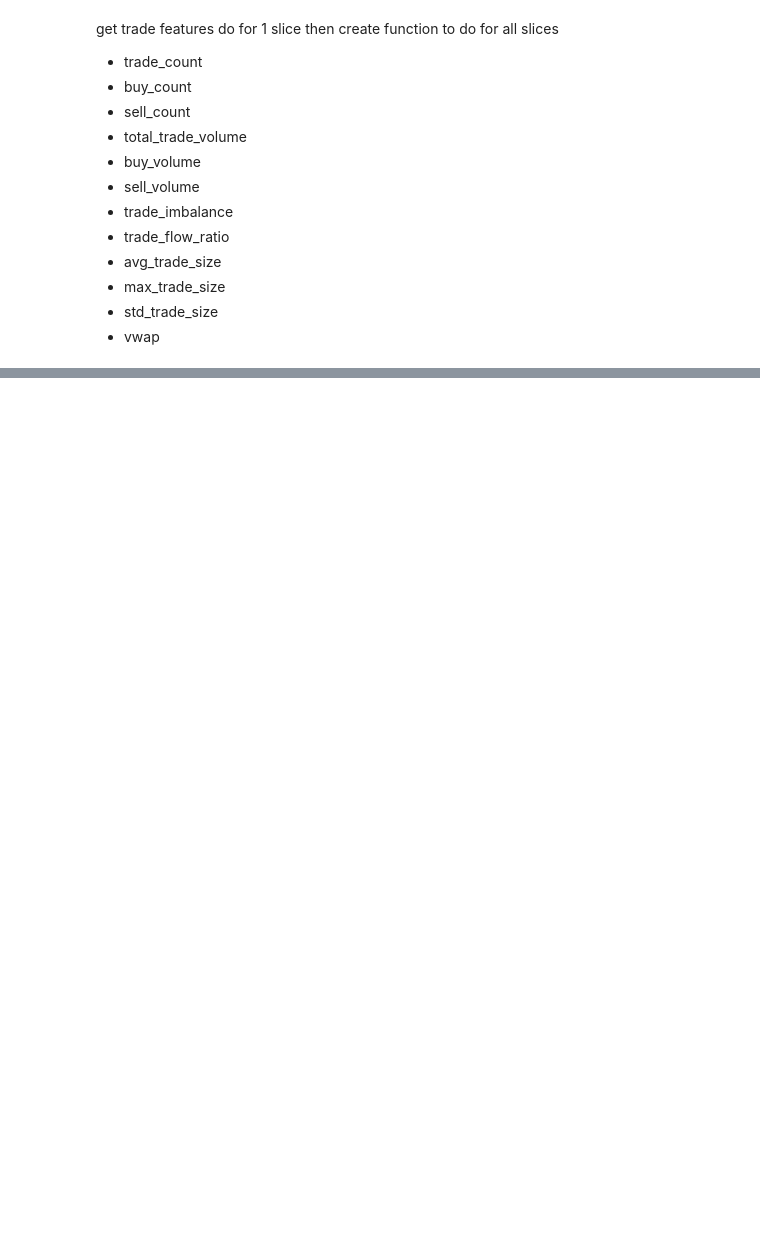
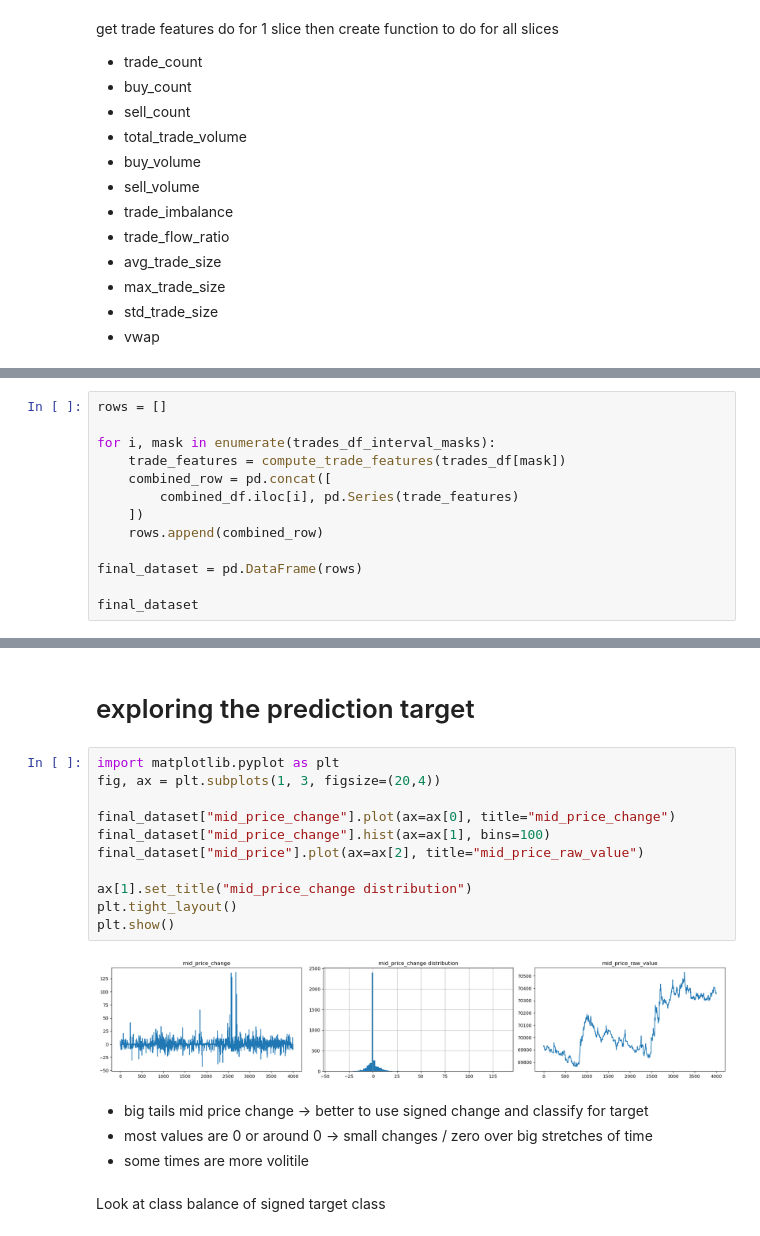
Before and after one commit to jay-odedra/microstructure-alpha-engine, a Jupyter notebook: notebooks/01_data_download_exploration.ipynb, the cells around one changed output, grey strips where cells are left out. Cells and saved outputs as stored; diff of their text form; blank space fills up the shorter version.

```diff
--- a/notebooks/01_data_download_exploration.ipynb
+++ b/notebooks/01_data_download_exploration.ipynb
@@ -331,0 +394,13 @@ trade_and_lob_features_slice_0_1
+# %%
+rows = []
+
+for i, mask in enumerate(trades_df_interval_masks):
+    trade_features = compute_trade_features(trades_df[mask])
+    combined_row = pd.concat([
+        combined_df.iloc[i], pd.Series(trade_features)
+    ])
+    rows.append(combined_row)
+
+final_dataset = pd.DataFrame(rows)
+
+final_dataset
@@ -331,0 +433,21 @@ trade_and_lob_features_slice_0_1
+# %% [markdown]
+# exploring the prediction target
+# %%
+import matplotlib.pyplot as plt
+fig, ax = plt.subplots(1, 3, figsize=(20,4))
+
+final_dataset["mid_price_change"].plot(ax=ax[0], title="mid_price_change")
+final_dataset["mid_price_change"].hist(ax=ax[1], bins=100)
+final_dataset["mid_price"].plot(ax=ax[2], title="mid_price_raw_value")
+
+ax[1].set_title("mid_price_change distribution")
+plt.tight_layout()
+plt.show()
+# %% [output]
+[figure, added]
+# %% [markdown]
+- big tails mid price change -> better to use signed change and classify for target
+- most values are 0 or around 0 -> small changes / zero over big stretches of time
+- some times are more volitile
+# %% [markdown]
+Look at class balance of signed target class
```
Also changed, not shown: parts of 41 cells of this notebook, 4 other files.
